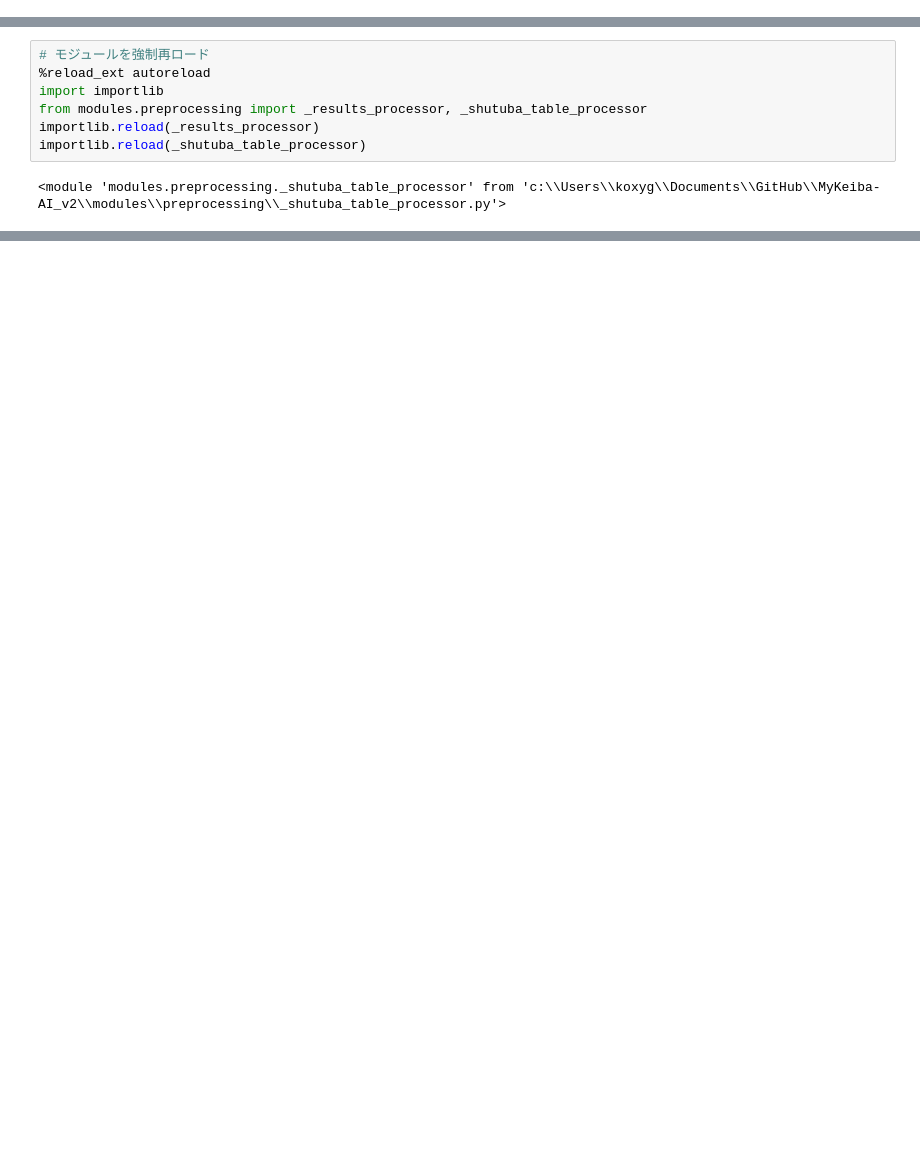
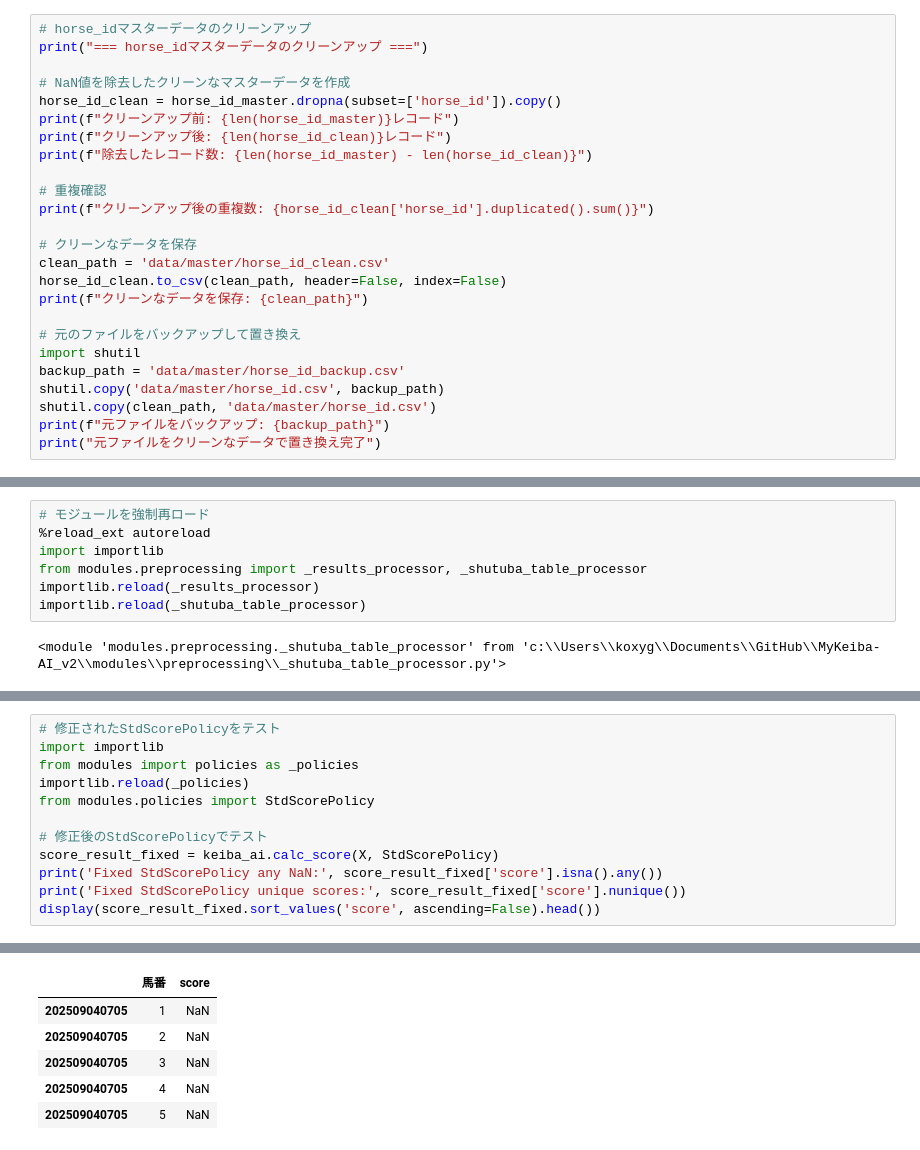
Before and after one commit to B21020/MyKeiba-AI_v2, a Jupyter notebook: main.ipynb, the cells around one changed output, grey strips where cells are left out. Saved outputs shown, nothing was run; the diff lists cells and outputs as text; blank space fills up the shorter version.

```diff
--- a/main.ipynb
+++ b/main.ipynb
@@ -2502,0 +2712,25 @@ KeyError: "Columns not found: 'n_horses', 'ground_state', 'owner_id', '単勝',
+# %%
+# horse_idマスターデータのクリーンアップ
+print("=== horse_idマスターデータのクリーンアップ ===")
+
+# NaN値を除去したクリーンなマスターデータを作成
+horse_id_clean = horse_id_master.dropna(subset=['horse_id']).copy()
+print(f"クリーンアップ前: {len(horse_id_master)}レコード")
+print(f"クリーンアップ後: {len(horse_id_clean)}レコード")
+print(f"除去したレコード数: {len(horse_id_master) - len(horse_id_clean)}")
+
+# 重複確認
+print(f"クリーンアップ後の重複数: {horse_id_clean['horse_id'].duplicated().sum()}")
+
+# クリーンなデータを保存
+clean_path = 'data/master/horse_id_clean.csv'
+horse_id_clean.to_csv(clean_path, header=False, index=False)
+print(f"クリーンなデータを保存: {clean_path}")
+
+# 元のファイルをバックアップして置き換え
+import shutil
+backup_path = 'data/master/horse_id_backup.csv'
+shutil.copy('data/master/horse_id.csv', backup_path)
+shutil.copy(clean_path, 'data/master/horse_id.csv')
+print(f"元ファイルをバックアップ: {backup_path}")
+print("元ファイルをクリーンなデータで置き換え完了")
@@ -2688,0 +3659,13 @@ UnicodeDecodeError: 'cp932' codec can't decode byte 0x87 in position 356: illega
+# %%
+# 修正されたStdScorePolicyをテスト
+import importlib
+from modules import policies as _policies
+importlib.reload(_policies)
+from modules.policies import StdScorePolicy
+
+# 修正後のStdScorePolicyでテスト
+score_result_fixed = keiba_ai.calc_score(X, StdScorePolicy)
+print('Fixed StdScorePolicy any NaN:', score_result_fixed['score'].isna().any())
+print('Fixed StdScorePolicy unique scores:', score_result_fixed['score'].nunique())
+display(score_result_fixed.sort_values('score', ascending=False).head())
+# %% [output]
@@ -2688,0 +3679,6 @@ UnicodeDecodeError: 'cp932' codec can't decode byte 0x87 in position 356: illega
+|  | 馬番 | score |
+| 202509040705 | 1 | NaN |
+| 202509040705 | 2 | NaN |
+| 202509040705 | 3 | NaN |
+| 202509040705 | 4 | NaN |
+| 202509040705 | 5 | NaN |
```
Also changed, not shown: parts of 65 cells of this notebook.
